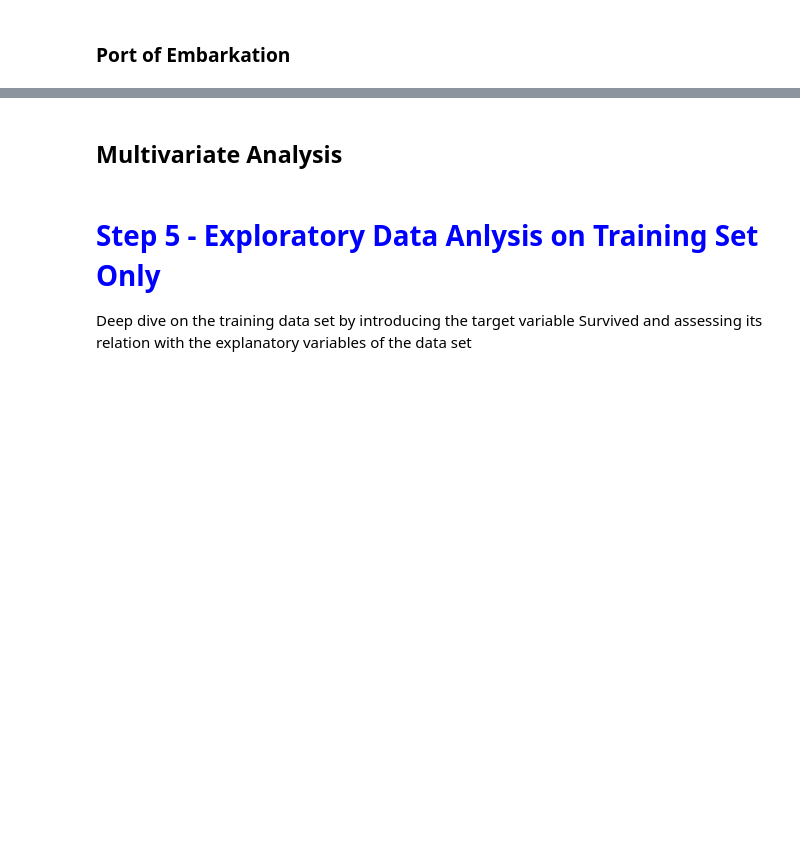
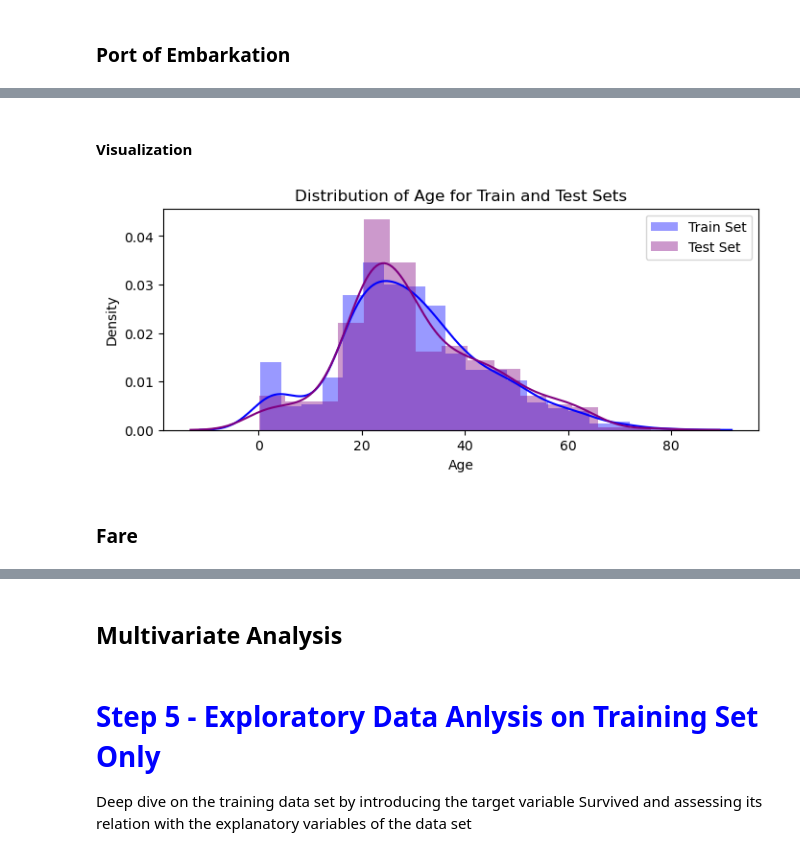
Before and after one commit to A4Ayou/kaggle-projects, a Jupyter notebook: projects/titanic/Notebook_Titanic_Analysis.ipynb, the cells around one changed output, grey strips where cells are left out. Saved outputs shown, nothing was run; the diff lists cells and outputs as text; code cells hidden in the pictures; blank space fills up the shorter version.

```diff
--- a/projects/titanic/Notebook_Titanic_Analysis.ipynb
+++ b/projects/titanic/Notebook_Titanic_Analysis.ipynb
@@ -324,0 +357,13 @@ table_result
+# %% [markdown]
+#### Visualization
+# %%
+plt.figure(figsize =(8,3))
+sns.distplot(df_train['Age'], color = 'blue', label = 'Train Set')
+sns.distplot(df_test['Age'], color = 'purple', label = 'Test Set')
+plt.legend()
+plt.title("Distribution of Age for Train and Test Sets")
+plt.show()
+# %% [output]
+[figure, added]
+# %% [markdown]
+### Fare
```
Also changed, not shown: parts of 26 cells of this notebook.
